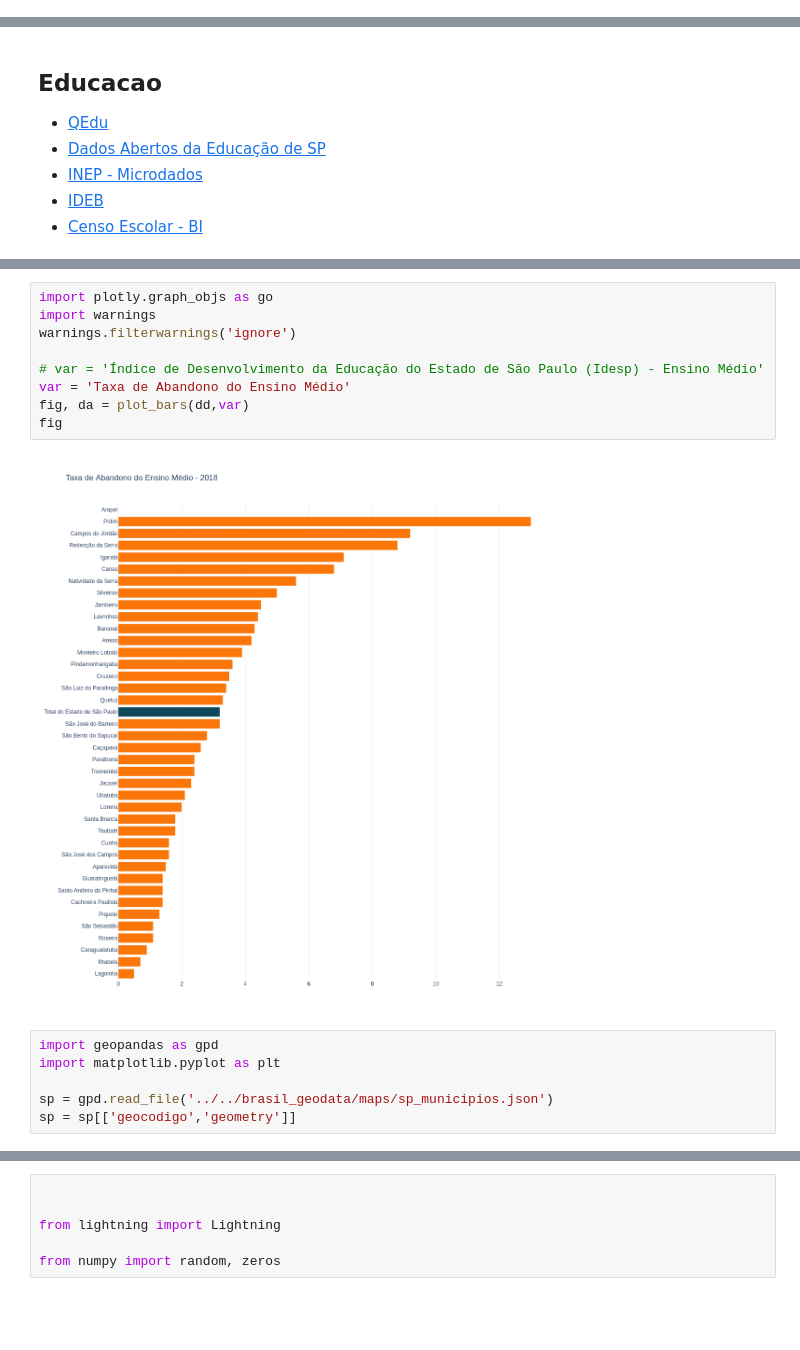
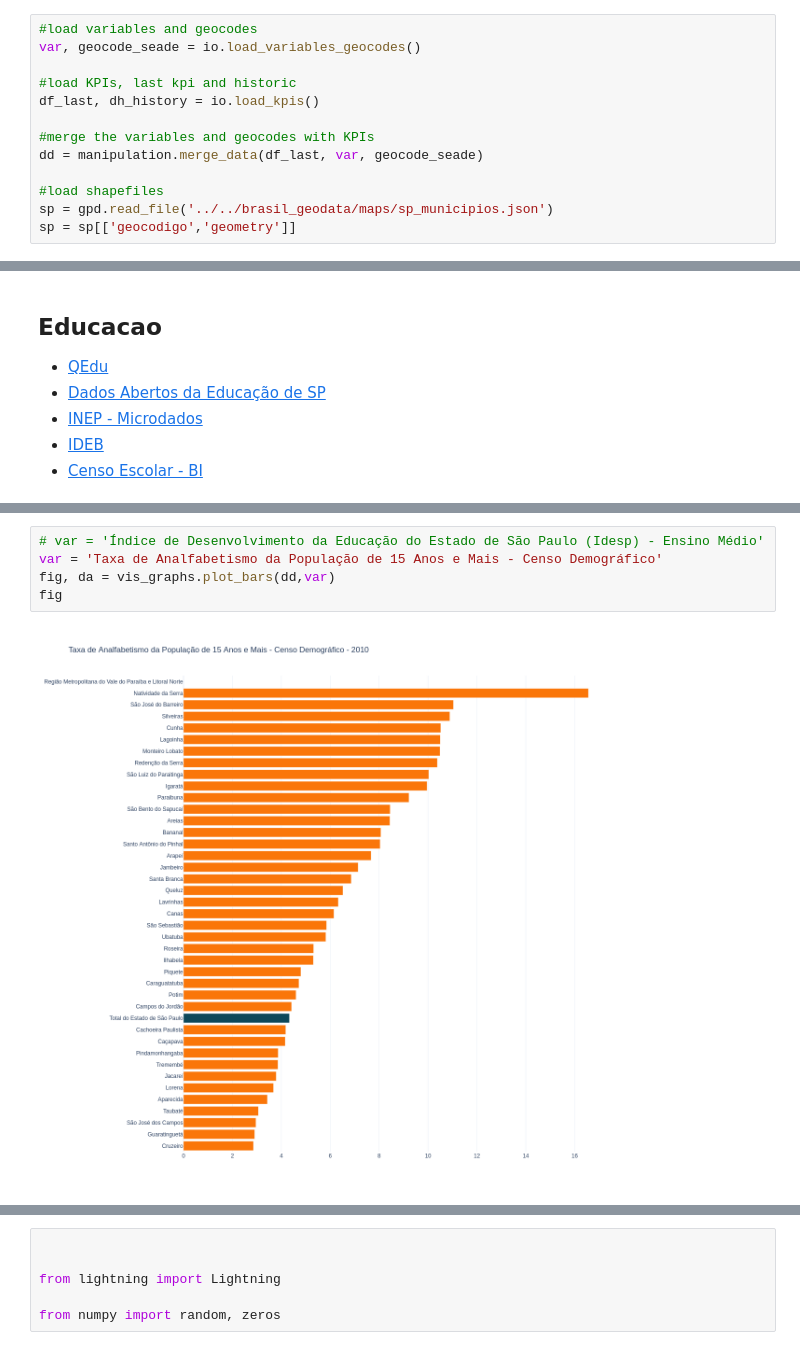
Before and after one commit to d116626/raiox_vale, a Jupyter notebook: notebooks/1.explore_indicadores_vale.ipynb, the cells around one changed output, grey strips where cells are left out. Saved outputs shown, nothing was run; the diff lists cells and outputs as text; blank space fills up the shorter version.

```diff
--- a/notebooks/1.explore_indicadores_vale.ipynb
+++ b/notebooks/1.explore_indicadores_vale.ipynb
@@ -51,0 +27,13 @@ dd = dd.merge(geocode_seade,on='localidade', how='left')
+# %%
+#load variables and geocodes
+var, geocode_seade = io.load_variables_geocodes()
+
+#load KPIs, last kpi and historic
+df_last, dh_history = io.load_kpis()
+
+#merge the variables and geocodes with KPIs
+dd = manipulation.merge_data(df_last, var, geocode_seade)
+
+#load shapefiles
+sp = gpd.read_file('../../brasil_geodata/maps/sp_municipios.json')
+sp = sp[['geocodigo','geometry']]
@@ -114,17 +77,7 @@ dd[mask]
 # %%
-import plotly.graph_objs as go
-import warnings
-warnings.filterwarnings('ignore')
-
 # var = 'Índice de Desenvolvimento da Educação do Estado de São Paulo (Idesp) - Ensino Médio'
-var = 'Taxa de Abandono do Ensino Médio'
-fig, da = plot_bars(dd,var)
+var = 'Taxa de Analfabetismo da População de 15 Anos e Mais - Censo Demográfico'
+fig, da = vis_graphs.plot_bars(dd,var)
 fig
 # %% [output]
-[figure, old version]
+[figure, new version]
-# %%
-import geopandas as gpd
-import matplotlib.pyplot as plt
-
-sp = gpd.read_file('../../brasil_geodata/maps/sp_municipios.json')
-sp = sp[['geocodigo','geometry']]
```
Also changed, not shown: parts of 11 cells of this notebook, 15 other files.
